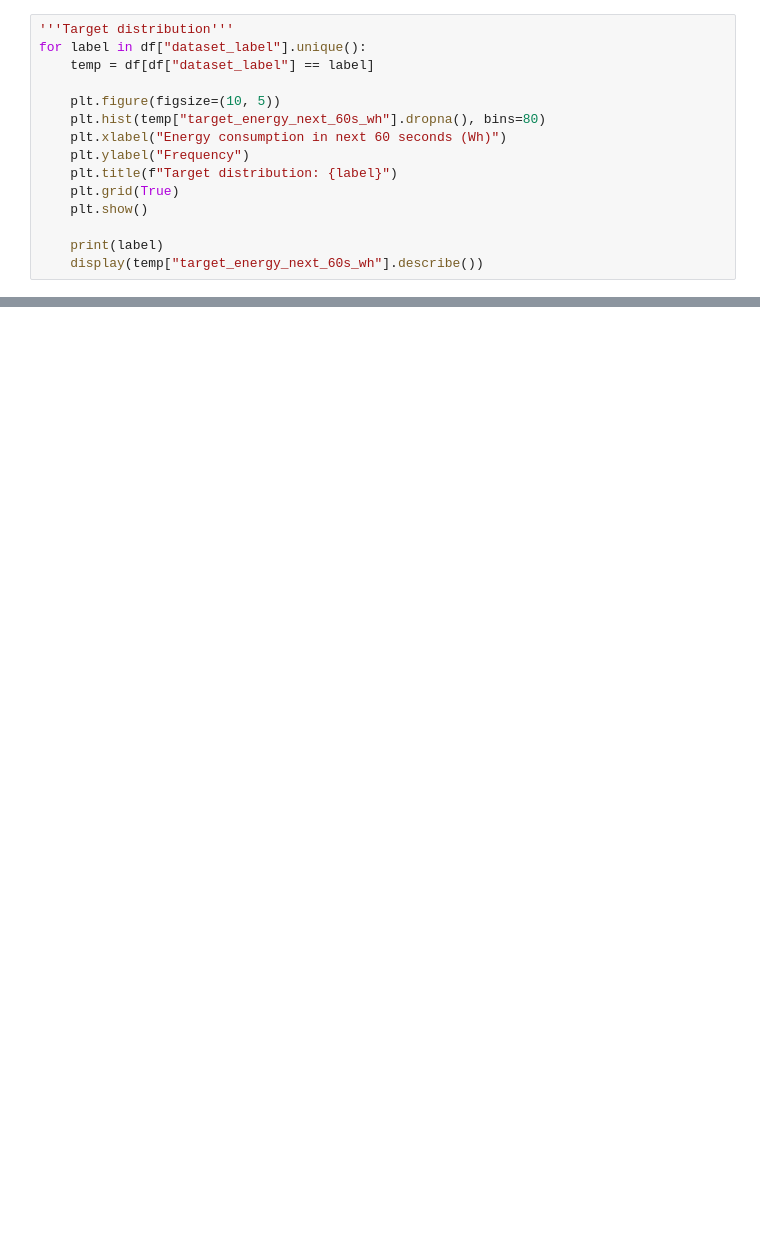
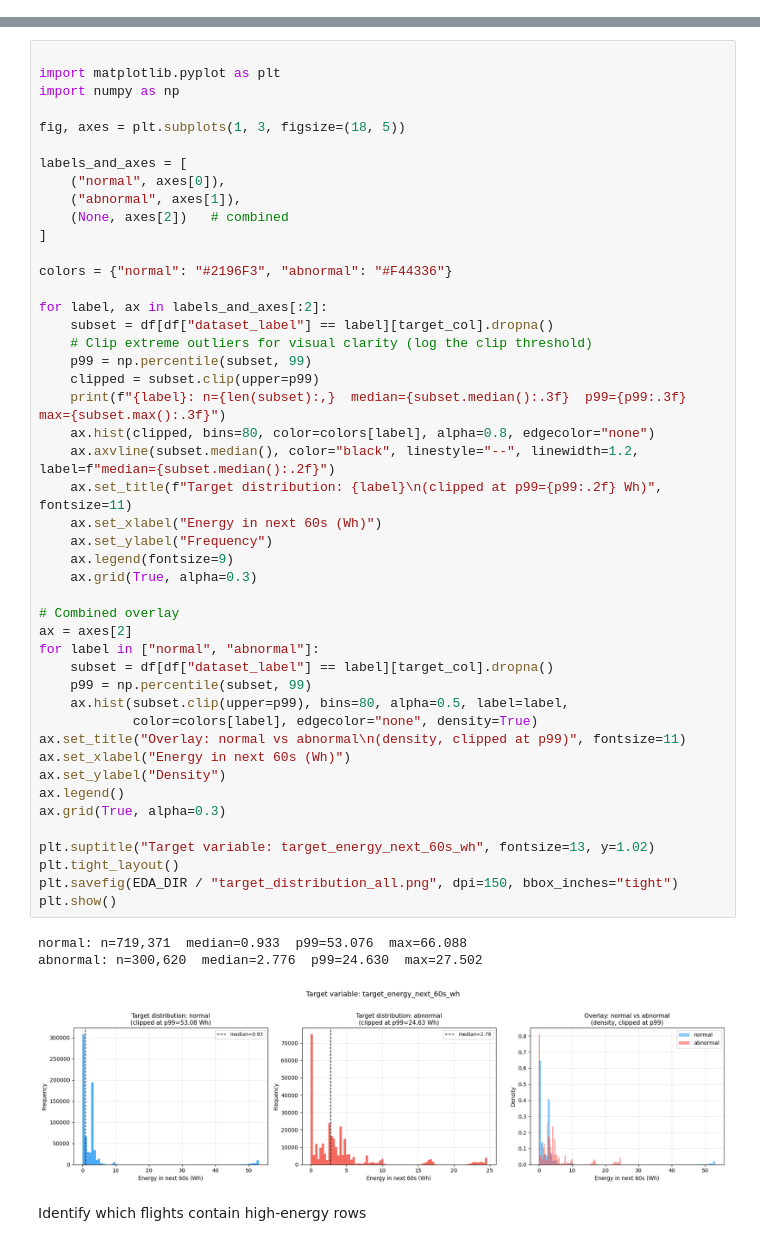
Before and after one commit to arjjunck/uav-thesis, a Jupyter notebook: uav_px4_dataset_project/notebooks/eda.ipynb, the cells around one changed output, grey strips where cells are left out. Saved outputs shown, nothing was run; the diff lists cells and outputs as text; blank space fills up the shorter version.

```diff
--- a/uav_px4_dataset_project/notebooks/eda.ipynb
+++ b/uav_px4_dataset_project/notebooks/eda.ipynb
@@ -480,15 +0,0 @@ Name: target_energy_next_60s_wh, dtype: float64
-# %%
-'''Target distribution'''
-for label in df["dataset_label"].unique():
-    temp = df[df["dataset_label"] == label]
-
-    plt.figure(figsize=(10, 5))
-    plt.hist(temp["target_energy_next_60s_wh"].dropna(), bins=80)
-    plt.xlabel("Energy consumption in next 60 seconds (Wh)")
-    plt.ylabel("Frequency")
-    plt.title(f"Target distribution: {label}")
-    plt.grid(True)
-    plt.show()
-
-    print(label)
-    display(temp["target_energy_next_60s_wh"].describe())
@@ -859,0 +718,52 @@ NameError: name 'EDA_DIR' is not defined
+# %%
+
+import matplotlib.pyplot as plt
+import numpy as np
+
+fig, axes = plt.subplots(1, 3, figsize=(18, 5))
+
+labels_and_axes = [
+    ("normal", axes[0]),
+    ("abnormal", axes[1]),
+    (None, axes[2])   # combined
+]
+
+colors = {"normal": "#2196F3", "abnormal": "#F44336"}
+
+for label, ax in labels_and_axes[:2]:
+    subset = df[df["dataset_label"] == label][target_col].dropna()
+    # Clip extreme outliers for visual clarity (log the clip threshold)
+    p99 = np.percentile(subset, 99)
+    clipped = subset.clip(upper=p99)
+    print(f"{label}: n={len(subset):,}  median={subset.median():.3f}  p99={p99:.3f}  max={subset.max():.3f}")
+    ax.hist(clipped, bins=80, color=colors[label], alpha=0.8, edgecolor="none")
+    ax.axvline(subset.median(), color="black", linestyle="--", linewidth=1.2, label=f"median={subset.median():.2f}")
+    ax.set_title(f"Target distribution: {label}\n(clipped at p99={p99:.2f} Wh)", fontsize=11)
+    ax.set_xlabel("Energy in next 60s (Wh)")
+    ax.set_ylabel("Frequency")
+    ax.legend(fontsize=9)
+    ax.grid(True, alpha=0.3)
+
+# Combined overlay
+ax = axes[2]
+for label in ["normal", "abnormal"]:
+    subset = df[df["dataset_label"] == label][target_col].dropna()
+    p99 = np.percentile(subset, 99)
+    ax.hist(subset.clip(upper=p99), bins=80, alpha=0.5, label=label,
+            color=colors[label], edgecolor="none", density=True)
+ax.set_title("Overlay: normal vs abnormal\n(density, clipped at p99)", fontsize=11)
+ax.set_xlabel("Energy in next 60s (Wh)")
+ax.set_ylabel("Density")
+ax.legend()
+ax.grid(True, alpha=0.3)
+
+plt.suptitle("Target variable: target_energy_next_60s_wh", fontsize=13, y=1.02)
+plt.tight_layout()
+plt.savefig(EDA_DIR / "target_distribution_all.png", dpi=150, bbox_inches="tight")
+plt.show()
+# %% [output]
+normal: n=719,371  median=0.933  p99=53.076  max=66.088
+abnormal: n=300,620  median=2.776  p99=24.630  max=27.502
+[figure, added]
+# %% [markdown]
+Identify which flights contain high-energy rows
```
Also changed, not shown: parts of 60 cells of this notebook, 3 other files.
